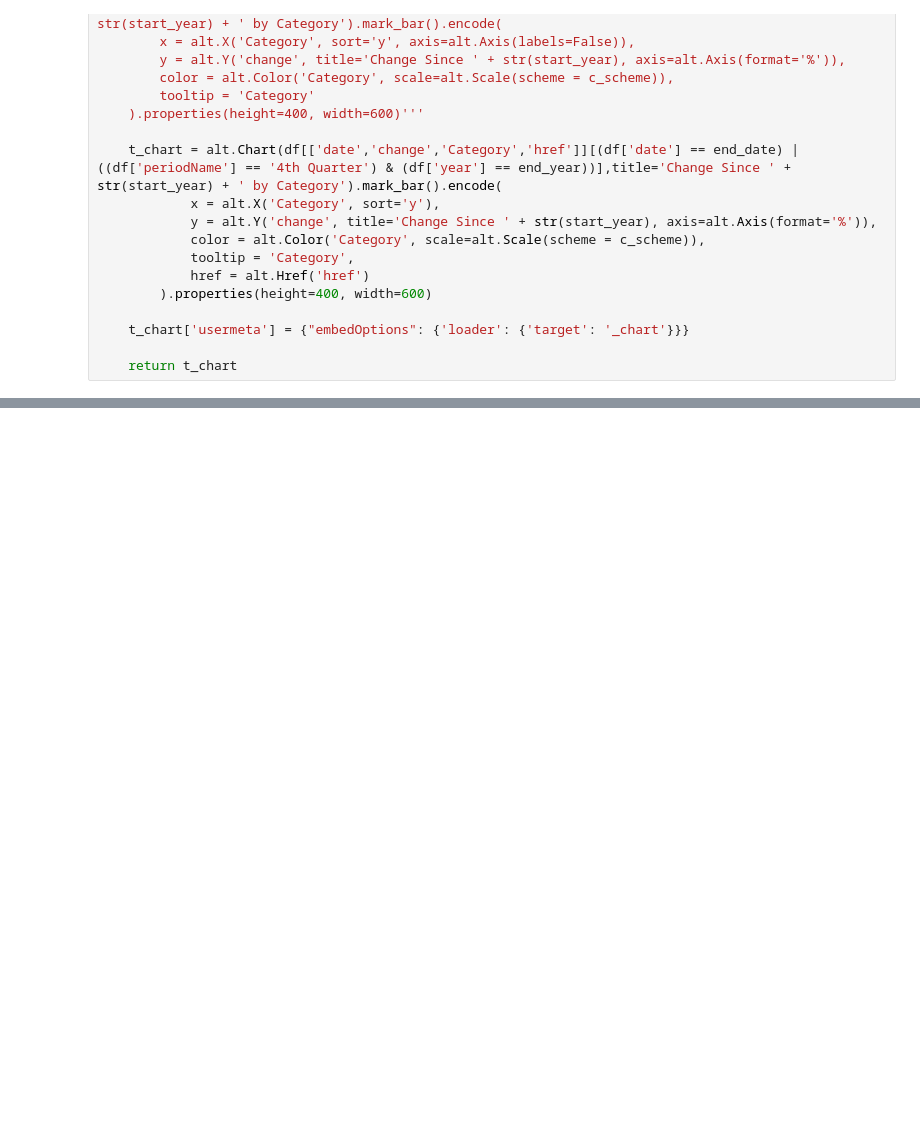
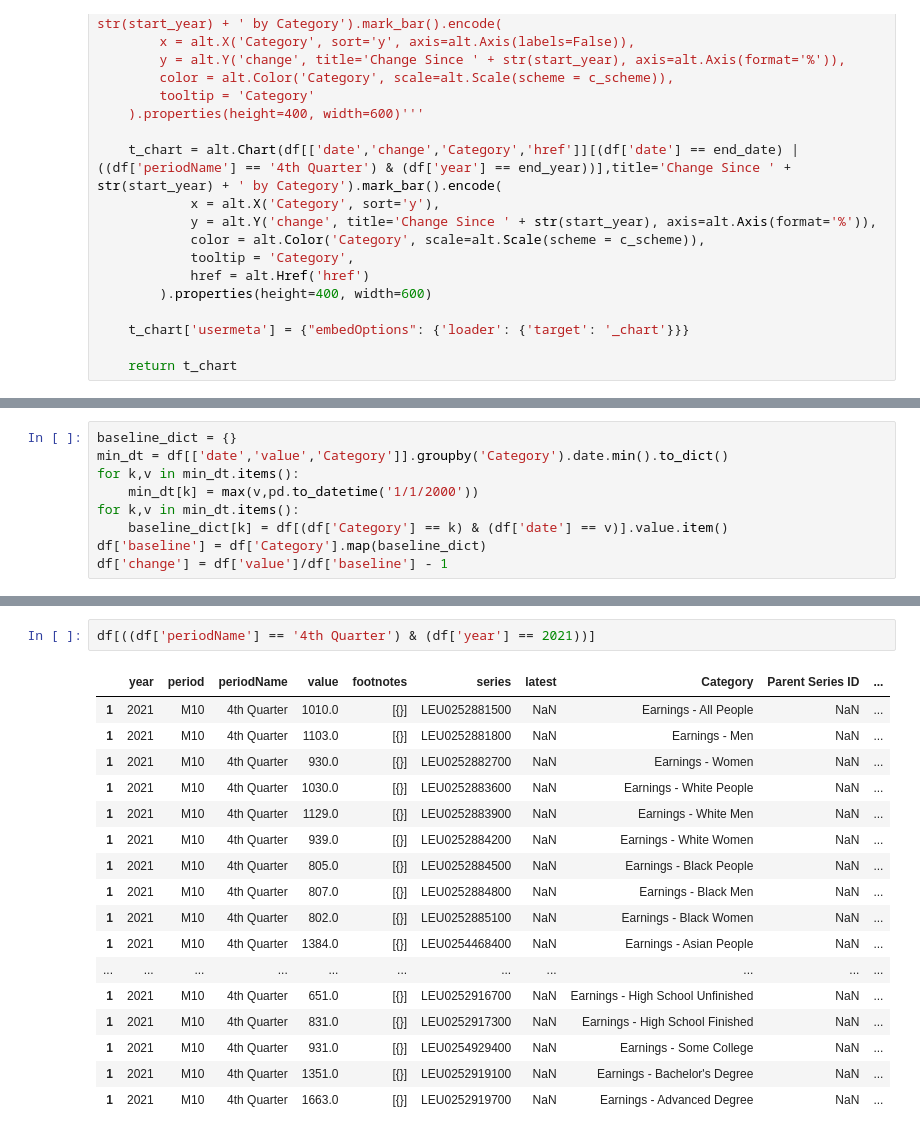
Before and after one commit to steve-hewitt/W209-Final, a Jupyter notebook: Flask/Simulated_Flask_Test_Args.ipynb, the cells around one changed output, grey strips where cells are left out. Drawn from its saved outputs; the diff is of its cells as text; blank space fills up the shorter version.

```diff
--- a/Flask/Simulated_Flask_Test_Args.ipynb
+++ b/Flask/Simulated_Flask_Test_Args.ipynb
@@ -213,0 +306,9 @@ See the caveats in the documentation: https://pandas.pydata.org/pandas-docs/stab
+# %%
+baseline_dict = {}
+min_dt = df[['date','value','Category']].groupby('Category').date.min().to_dict()
+for k,v in min_dt.items():
+    min_dt[k] = max(v,pd.to_datetime('1/1/2000'))
+for k,v in min_dt.items():
+    baseline_dict[k] = df[(df['Category'] == k) & (df['date'] == v)].value.item()
+df['baseline'] = df['Category'].map(baseline_dict)
+df['change'] = df['value']/df['baseline'] - 1
@@ -213,0 +331,20 @@ See the caveats in the documentation: https://pandas.pydata.org/pandas-docs/stab
+# %%
+df[((df['periodName'] == '4th Quarter') & (df['year'] == 2021))]
+# %% [output]
+|  | year | period | periodName | value | footnotes | series | latest | Category | Parent Series ID | ... |
+| 1 | 2021 | M10 | 4th Quarter | 1010.0 | [{}] | LEU0252881500 | NaN | Earnings - All People | NaN | ... |
+| 1 | 2021 | M10 | 4th Quarter | 1103.0 | [{}] | LEU0252881800 | NaN | Earnings - Men | NaN | ... |
+| 1 | 2021 | M10 | 4th Quarter | 930.0 | [{}] | LEU0252882700 | NaN | Earnings - Women | NaN | ... |
+| 1 | 2021 | M10 | 4th Quarter | 1030.0 | [{}] | LEU0252883600 | NaN | Earnings - White People | NaN | ... |
+| 1 | 2021 | M10 | 4th Quarter | 1129.0 | [{}] | LEU0252883900 | NaN | Earnings - White Men | NaN | ... |
+| 1 | 2021 | M10 | 4th Quarter | 939.0 | [{}] | LEU0252884200 | NaN | Earnings - White Women | NaN | ... |
+| 1 | 2021 | M10 | 4th Quarter | 805.0 | [{}] | LEU0252884500 | NaN | Earnings - Black People | NaN | ... |
+| 1 | 2021 | M10 | 4th Quarter | 807.0 | [{}] | LEU0252884800 | NaN | Earnings - Black Men | NaN | ... |
+| 1 | 2021 | M10 | 4th Quarter | 802.0 | [{}] | LEU0252885100 | NaN | Earnings - Black Women | NaN | ... |
+| 1 | 2021 | M10 | 4th Quarter | 1384.0 | [{}] | LEU0254468400 | NaN | Earnings - Asian People | NaN | ... |
+| ... | ... | ... | ... | ... | ... | ... | ... | ... | ... | ... |
+| 1 | 2021 | M10 | 4th Quarter | 651.0 | [{}] | LEU0252916700 | NaN | Earnings - High School Unfinished | NaN | ... |
+| 1 | 2021 | M10 | 4th Quarter | 831.0 | [{}] | LEU0252917300 | NaN | Earnings - High School Finished | NaN | ... |
+| 1 | 2021 | M10 | 4th Quarter | 931.0 | [{}] | LEU0254929400 | NaN | Earnings - Some College | NaN | ... |
+| 1 | 2021 | M10 | 4th Quarter | 1351.0 | [{}] | LEU0252919100 | NaN | Earnings - Bachelor's Degree | NaN | ... |
+| 1 | 2021 | M10 | 4th Quarter | 1663.0 | [{}] | LEU0252919700 | NaN | Earnings - Advanced Degree | NaN | ... |
```
Also changed, not shown: parts of 15 cells of this notebook, 1 other file.
